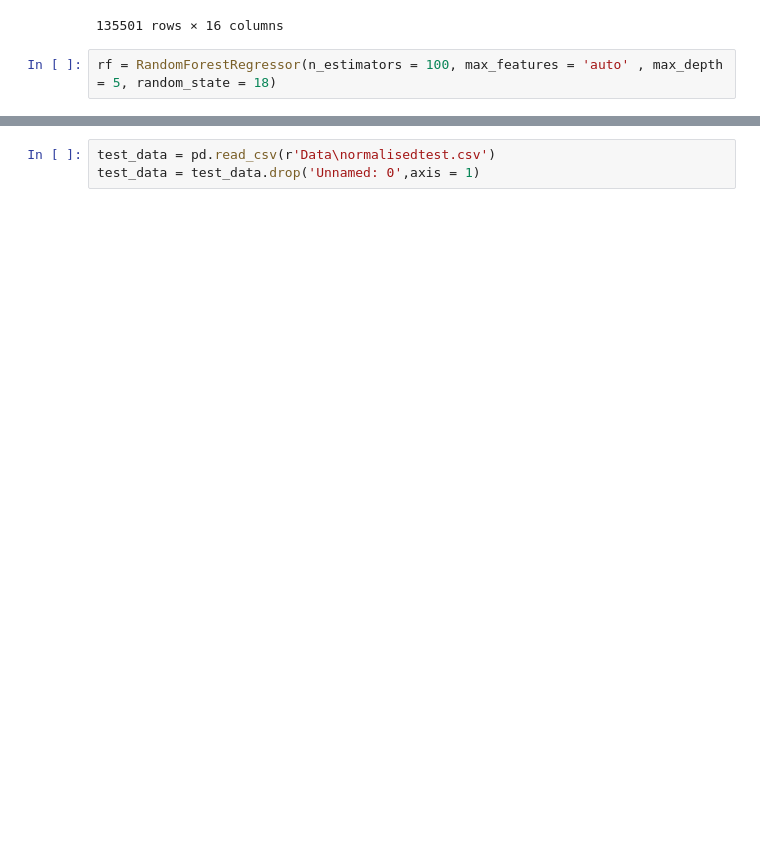
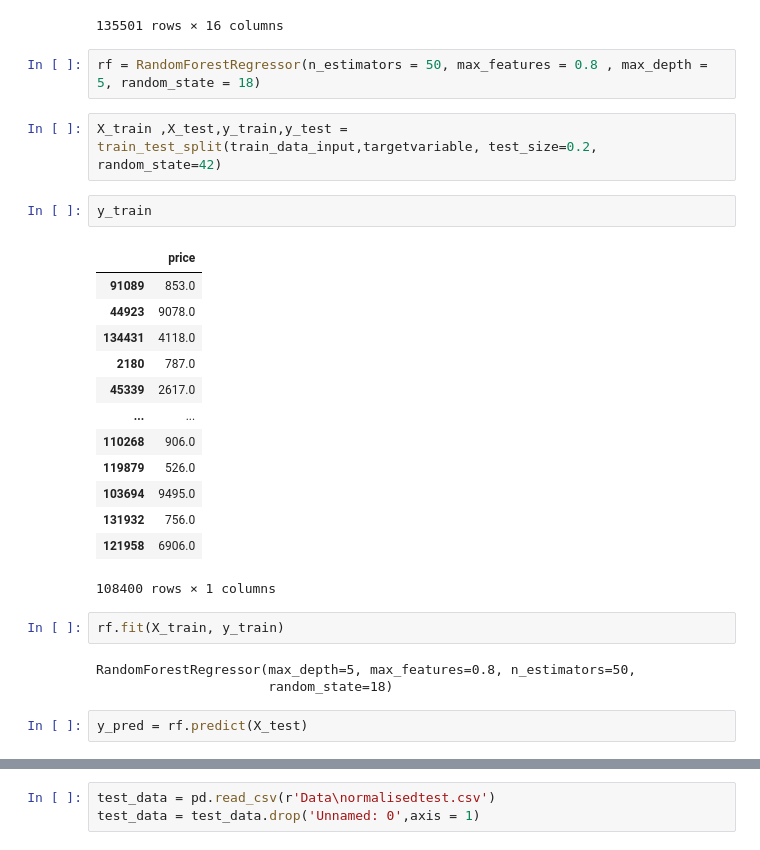
Before and after one commit to harshpoddar03/kaggle_techweek, a Jupyter notebook: 3_DataModeling.ipynb, the cells around one changed output, grey strips where cells are left out. Drawn from its saved outputs; the diff is of its cells as text; blank space fills up the shorter version.

```diff
--- a/3_DataModeling.ipynb
+++ b/3_DataModeling.ipynb
@@ -47,4 +47,29 @@ train_data_input
 | 135500 | 10470 | 0.460606 | 0 | 1 | 0 | 0 | 0 | 0 | 0 | ... |
 135501 rows × 16 columns
 # %%
-rf = RandomForestRegressor(n_estimators = 100, max_features = 'auto' , max_depth = 5, random_state = 18)
+rf = RandomForestRegressor(n_estimators = 50, max_features = 0.8 , max_depth = 5, random_state = 18)
+# %%
+X_train ,X_test,y_train,y_test = train_test_split(train_data_input,targetvariable, test_size=0.2, random_state=42)
+# %%
+y_train
+# %% [output]
+|  | price |
+| 91089 | 853.0 |
+| 44923 | 9078.0 |
+| 134431 | 4118.0 |
+| 2180 | 787.0 |
+| 45339 | 2617.0 |
+| ... | ... |
+| 110268 | 906.0 |
+| 119879 | 526.0 |
+| 103694 | 9495.0 |
+| 131932 | 756.0 |
+| 121958 | 6906.0 |
+108400 rows × 1 columns
+# %%
+rf.fit(X_train, y_train)
+# %% [output]
+RandomForestRegressor(max_depth=5, max_features=0.8, n_estimators=50,
+                      random_state=18)
+# %%
+y_pred = rf.predict(X_test)
```
Also changed, not shown: parts of 6 cells of this notebook, 4 other files.
